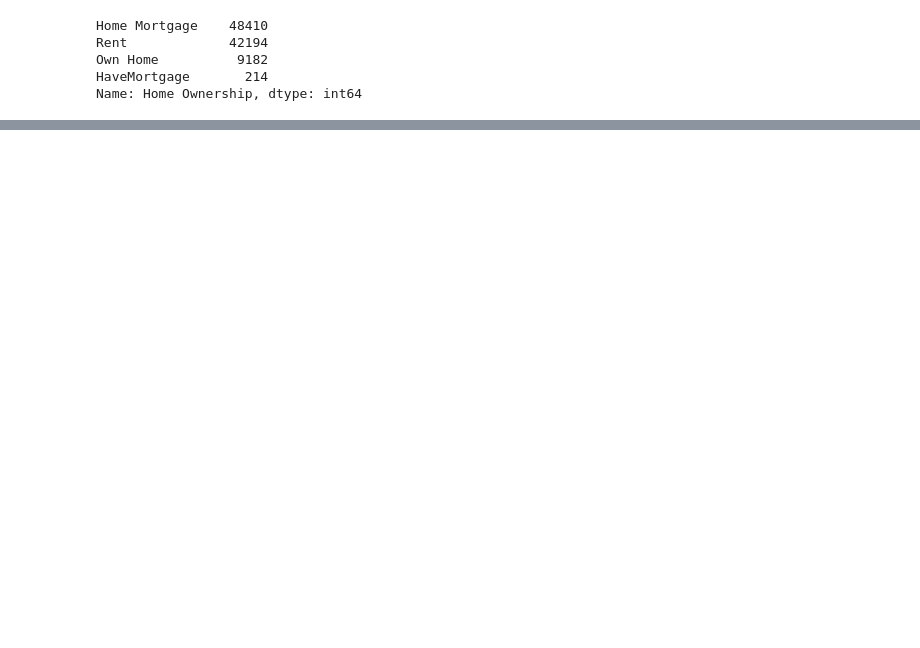
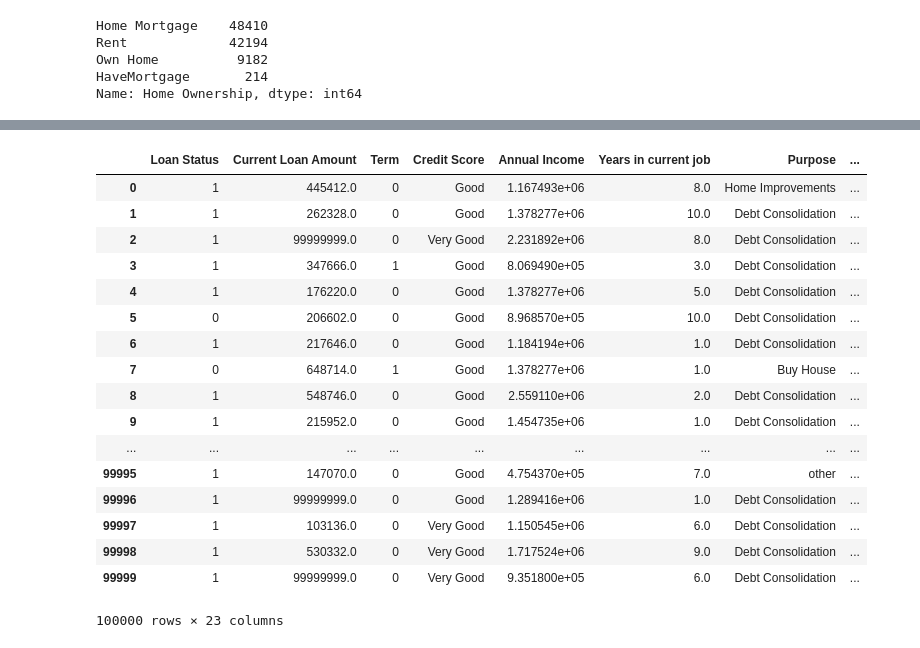
Before and after one commit to vaibhav2610/Credit-risk-analysis, a Jupyter notebook: CreditRisk.ipynb, the cells around one changed output, grey strips where cells are left out. Cells and saved outputs as stored; diff of their text form; code cells hidden in the pictures; blank space fills up the shorter version.

```diff
--- a/CreditRisk.ipynb
+++ b/CreditRisk.ipynb
@@ -369,0 +362,21 @@ To change this limit, set the config variable
+# %%
+df.drop(["Emp history"],axis=1)
+# %% [output]
+|  | Loan Status | Current Loan Amount | Term | Credit Score | Annual Income | Years in current job | Purpose | ... |
+| 0 | 1 | 445412.0 | 0 | Good | 1.167493e+06 | 8.0 | Home Improvements | ... |
+| 1 | 1 | 262328.0 | 0 | Good | 1.378277e+06 | 10.0 | Debt Consolidation | ... |
+| 2 | 1 | 99999999.0 | 0 | Very Good | 2.231892e+06 | 8.0 | Debt Consolidation | ... |
+| 3 | 1 | 347666.0 | 1 | Good | 8.069490e+05 | 3.0 | Debt Consolidation | ... |
+| 4 | 1 | 176220.0 | 0 | Good | 1.378277e+06 | 5.0 | Debt Consolidation | ... |
+| 5 | 0 | 206602.0 | 0 | Good | 8.968570e+05 | 10.0 | Debt Consolidation | ... |
+| 6 | 1 | 217646.0 | 0 | Good | 1.184194e+06 | 1.0 | Debt Consolidation | ... |
+| 7 | 0 | 648714.0 | 1 | Good | 1.378277e+06 | 1.0 | Buy House | ... |
+| 8 | 1 | 548746.0 | 0 | Good | 2.559110e+06 | 2.0 | Debt Consolidation | ... |
+| 9 | 1 | 215952.0 | 0 | Good | 1.454735e+06 | 1.0 | Debt Consolidation | ... |
+| ... | ... | ... | ... | ... | ... | ... | ... | ... |
+| 99995 | 1 | 147070.0 | 0 | Good | 4.754370e+05 | 7.0 | other | ... |
+| 99996 | 1 | 99999999.0 | 0 | Good | 1.289416e+06 | 1.0 | Debt Consolidation | ... |
+| 99997 | 1 | 103136.0 | 0 | Very Good | 1.150545e+06 | 6.0 | Debt Consolidation | ... |
+| 99998 | 1 | 530332.0 | 0 | Very Good | 1.717524e+06 | 9.0 | Debt Consolidation | ... |
+| 99999 | 1 | 99999999.0 | 0 | Very Good | 9.351800e+05 | 6.0 | Debt Consolidation | ... |
+100000 rows × 23 columns
```
Also changed, not shown: parts of 10 cells of this notebook.
